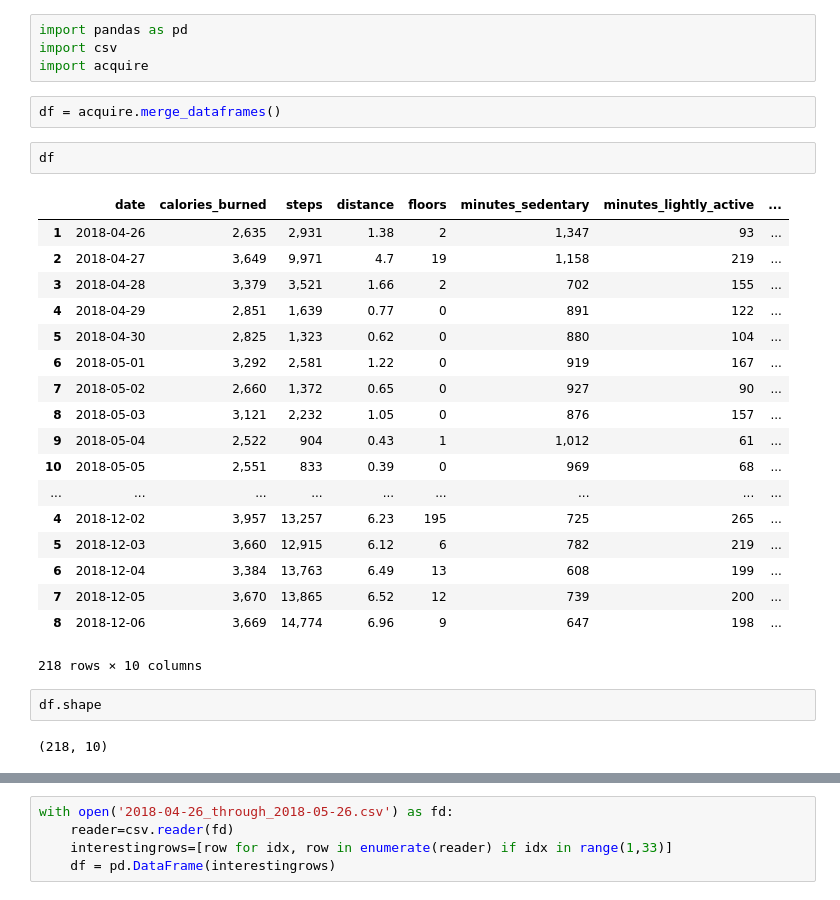
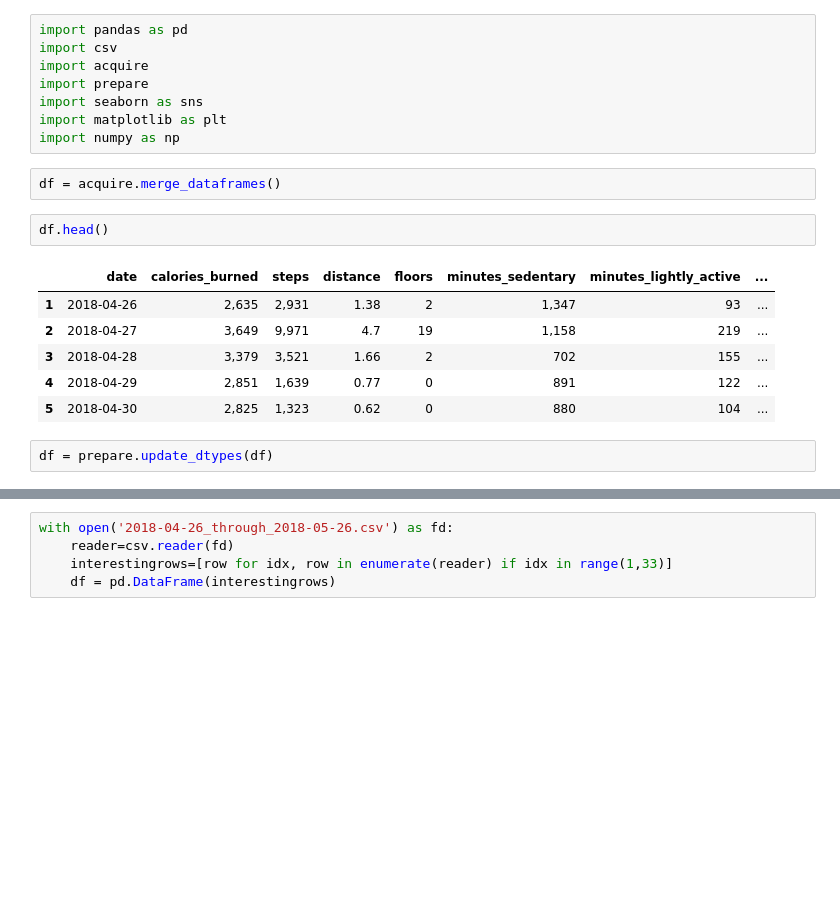
Before and after one commit to time-series-project-ncj/time_series_proj, a Jupyter notebook: time-series-project-ncj.ipynb, the cells around one changed output, grey strips where cells are left out. Cells and saved outputs as stored; diff of their text form; blank space fills up the shorter version.

Commit message:
change dtypes, explore

```diff
--- a/time-series-project-ncj.ipynb
+++ b/time-series-project-ncj.ipynb
@@ -2,33 +2,23 @@
 import pandas as pd
 import csv
 import acquire
+import prepare
+import seaborn as sns
+import matplotlib as plt
+import numpy as np
 # %%
 df = acquire.merge_dataframes()
 # %%
-df
+df.head()
 # %% [output]
 |  | date | calories_burned | steps | distance | floors | minutes_sedentary | minutes_lightly_active | ... |
 | 1 | 2018-04-26 | 2,635 | 2,931 | 1.38 | 2 | 1,347 | 93 | ... |
 | 2 | 2018-04-27 | 3,649 | 9,971 | 4.7 | 19 | 1,158 | 219 | ... |
 | 3 | 2018-04-28 | 3,379 | 3,521 | 1.66 | 2 | 702 | 155 | ... |
 | 4 | 2018-04-29 | 2,851 | 1,639 | 0.77 | 0 | 891 | 122 | ... |
 | 5 | 2018-04-30 | 2,825 | 1,323 | 0.62 | 0 | 880 | 104 | ... |
-| 6 | 2018-05-01 | 3,292 | 2,581 | 1.22 | 0 | 919 | 167 | ... |
-| 7 | 2018-05-02 | 2,660 | 1,372 | 0.65 | 0 | 927 | 90 | ... |
-| 8 | 2018-05-03 | 3,121 | 2,232 | 1.05 | 0 | 876 | 157 | ... |
-| 9 | 2018-05-04 | 2,522 | 904 | 0.43 | 1 | 1,012 | 61 | ... |
-| 10 | 2018-05-05 | 2,551 | 833 | 0.39 | 0 | 969 | 68 | ... |
-| ... | ... | ... | ... | ... | ... | ... | ... | ... |
-| 4 | 2018-12-02 | 3,957 | 13,257 | 6.23 | 195 | 725 | 265 | ... |
-| 5 | 2018-12-03 | 3,660 | 12,915 | 6.12 | 6 | 782 | 219 | ... |
-| 6 | 2018-12-04 | 3,384 | 13,763 | 6.49 | 13 | 608 | 199 | ... |
-| 7 | 2018-12-05 | 3,670 | 13,865 | 6.52 | 12 | 739 | 200 | ... |
-| 8 | 2018-12-06 | 3,669 | 14,774 | 6.96 | 9 | 647 | 198 | ... |
-218 rows × 10 columns
-# %%
-df.shape
-# %% [output]
-(218, 10)
+# %%
+df = prepare.update_dtypes(df)
 # %%
 df.dtypes
 # %% [output]
```
Also changed, not shown: parts of 10 cells of this notebook.
